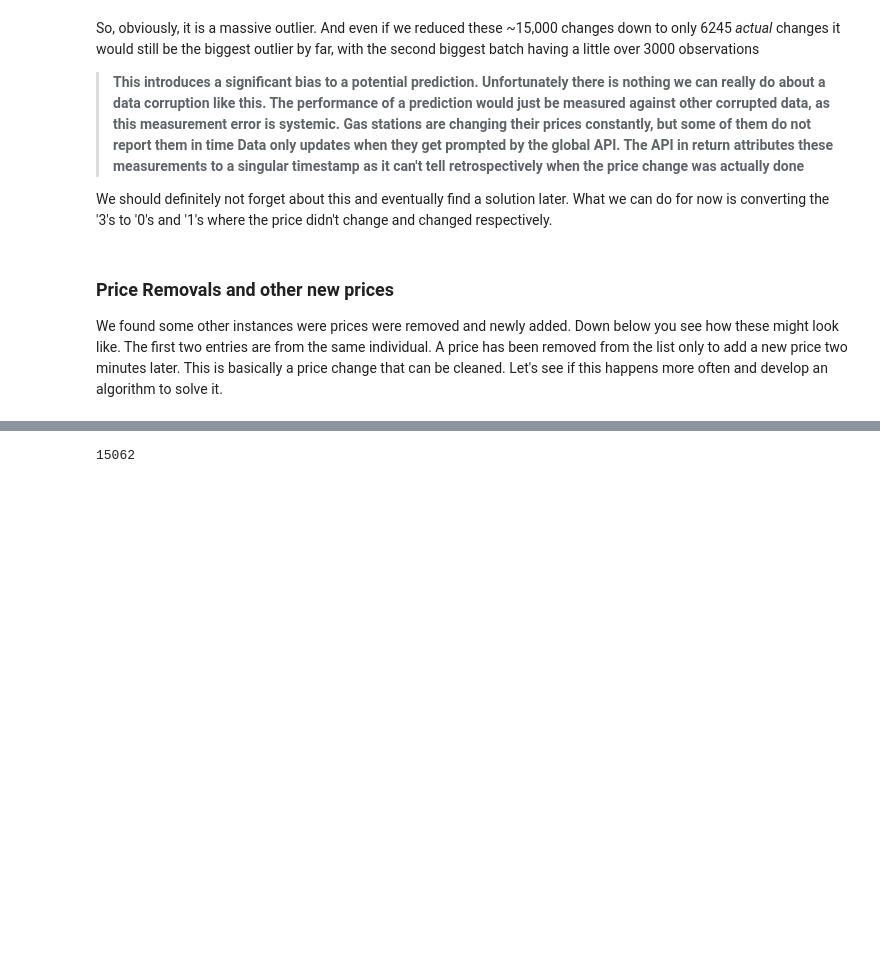
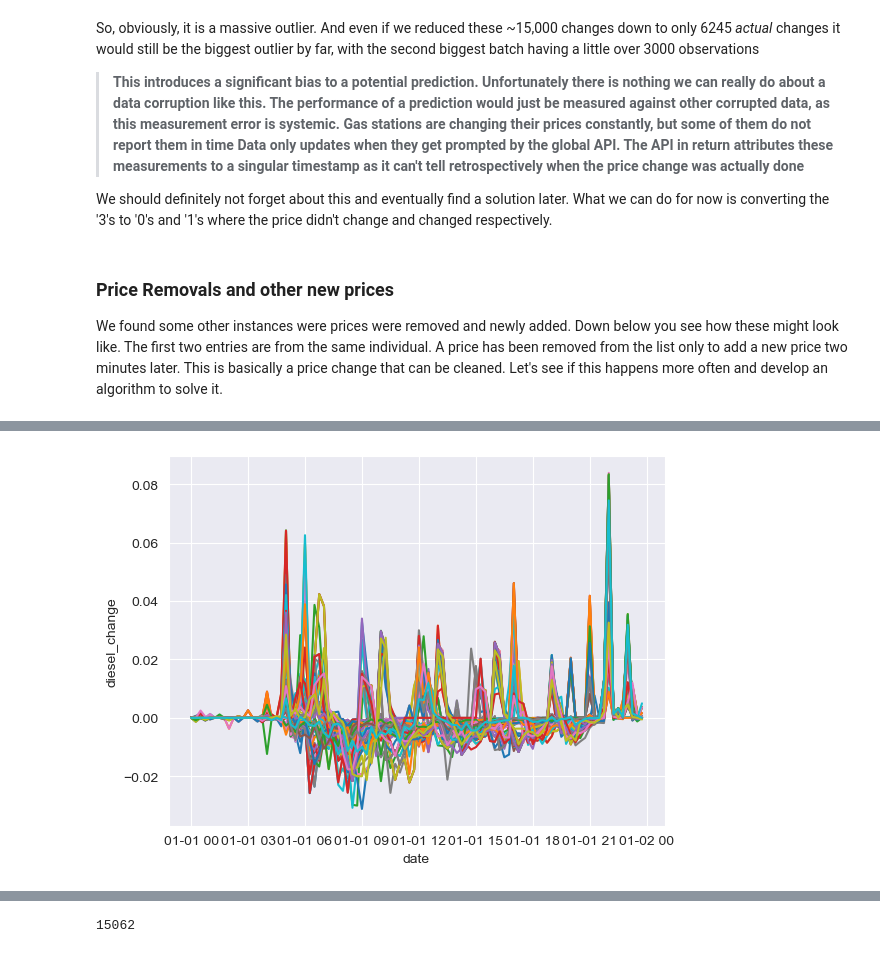
Before and after one commit to petrol-price-predictor/jurassic-juice-juggler, a Jupyter notebook: eda_prices.ipynb, the cells around one changed output, grey strips where cells are left out. Saved outputs shown, nothing was run; the diff lists cells and outputs as text; code cells hidden in the pictures; blank space fills up the shorter version.

```diff
--- a/eda_prices.ipynb
+++ b/eda_prices.ipynb
@@ -442,0 +411,76 @@ sns.scatterplot(changes.date)
+# %%
+np.random.seed(RSEED)
+# loading a subset of stations for the Düsseldorf area
+dus_stations = pd.read_csv(SAMPLE_DIR / 'stations' / 'stations_dus_plus.csv')
+
+agg_dict = {
+        'diesel': 'mean',
+        'e5': 'mean',
+        'total_changes': 'count'
+        }
+
+def transform_method(df):
+    # only keeping the timestamps and two fuels as an examples and drop all zero values
+    df = process.set_datetime_index(df)
+    df = df.filter(['date', 'diesel', 'e5'])
+    df = df[(df>0).all(axis=1)]
+    df.index = df.index.map(lambda dt: dt.replace(year=2000, month=1, day=1))
+    df.index = df.index.floor('H')
+    # taking the mean price across all stations for each timestamp
+    df = df.groupby('date').mean()
+    print(df['diesel'].iloc[0])
+    return df
+
+def resample_timestamps(prices_df: pd.DataFrame, agg_dict: dict,  date='date', individual='station', freq: str = 'H')->pd.DataFrame:
+
+    # need to call this function first otherwise pd.to_datetime will bug without raising and error but can't transform days with shift in daylight saving time
+    prices_df = process.set_panel_index(prices_df, date=date, individual=individual)
+
+    #extracting the minute information before removing it from the DateTime index
+    prices_df['total_changes'] = prices_df.index.get_level_values(date).minute
+
+    # unfortunately MultiIndex DFs dont allow for direct transformation, so an ugly workaround is required to floor the DateTime index
+    prices_df = prices_df.reset_index(level=date)
+    prices_df[date] = prices_df[date].dt.floor(freq)
+    prices_df = prices_df.set_index(date, append=True).sort_index()
+
+    # grouping by station and freq-bins, using specified aggregation for all columns. groupby is agnostic to DataTypes so not all aggregations work on every DataType
+    prices_df = prices_df.groupby([individual,date]).agg(agg_dict)
+
+    # creating a new index-object that serves as a mask for the resampled DataFrame with equidistant timestamps
+    stations = prices_df.index.get_level_values(individual).unique()
+    min_date = prices_df.index.get_level_values(date).min().floor('D')
+    max_date = prices_df.index.get_level_values(date).max().ceil('D') - pd.Timedelta(1, unit='us')
+    date_range = pd.date_range(min_date, max_date, freq=freq)
+    resampled_index = pd.MultiIndex.from_product([stations, date_range], names=[individual, date])
+
+    # applying the resampled index to the original DataFrame and filling the NaNs.
+    prices_df = prices_df.reindex(resampled_index).ffill().bfill()
+
+    return prices_df
+
+def my_method(df):
+    df = df.filter(['date','station_uuid', 'diesel', 'e5'])
+    df = df[(df[['diesel','e5']]>0).all(axis=1)]
+    df = resample_timestamps(df, agg_dict, date='date', individual='station_uuid', freq='15T')
+    df = df.reset_index(level=0).drop('station_uuid', axis=1)
+    df = df.groupby('date').mean()
+    df['diesel_change'] = df['diesel'] - df['diesel'].shift(1)
+    df['e5_change'] = np.log(df['e5']) - np.log(df['e5'].shift(1))
+    df = df.fillna(0)
+    df.index = df.index.map(lambda dt: dt.replace(year=2000, month=1, day=1))
+    return df
+
+sample_list = []
+# Creating a new couple processor objects with the subset filter and plotting them all
+daily = PriceProcessor(PRICES_DIR, SAMPLE_DIR, subset=dus_stations, subset_df_column='uuid', subset_column='station_uuid')
+for seed in np.random.randint(0, 101, size=100):
+    daily.get_sample(random_state=seed)
+    daily.set_method(my_method)
+    daily.process_data(daily.sample)
+    sample_list.append(daily.last_processed)
+    sns.lineplot(data=daily.last_processed, x=daily.last_processed.index, y='diesel_change');
+
+plt.show()
+# %% [output]
+[figure, added]
```
Also changed, not shown: parts of 23 cells of this notebook.
